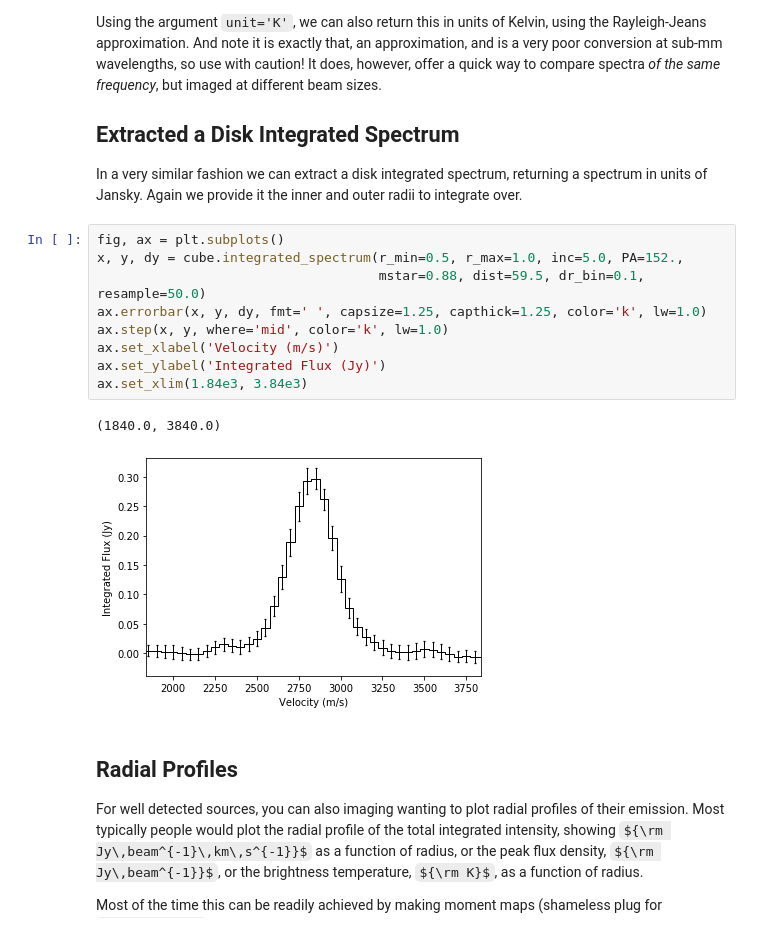
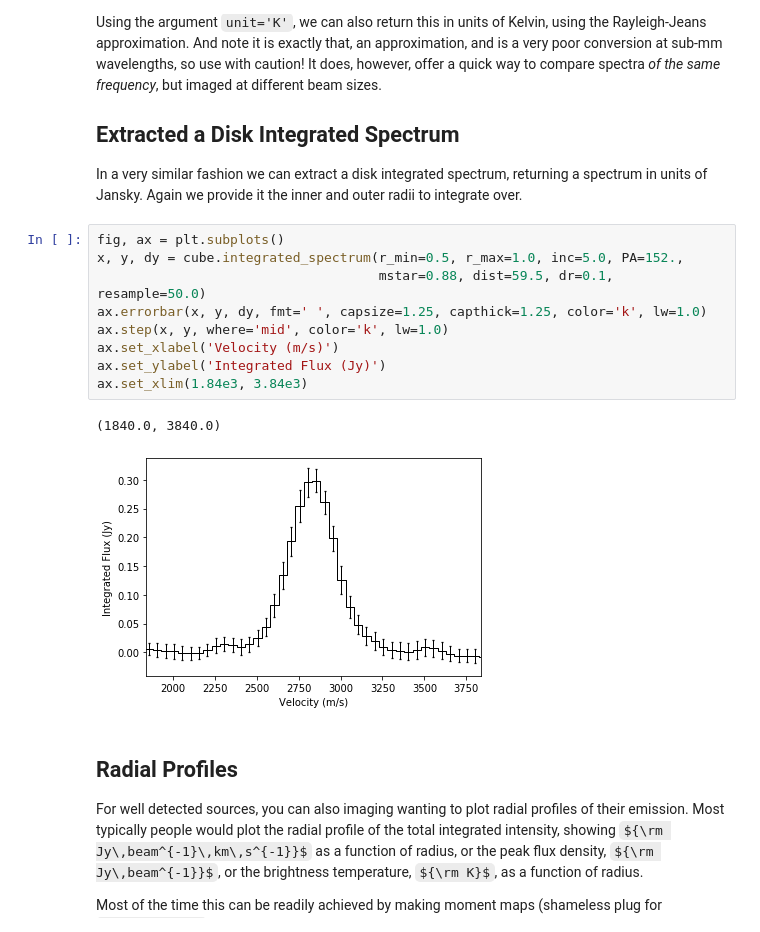
Before and after one commit to richteague/gofish, a Jupyter notebook: docs/user/fishing_basics.ipynb, the cells around one changed output. Drawn from its saved outputs; the diff is of its cells as text; some formulas as TeX source.

```diff
--- a/docs/user/fishing_basics.ipynb
+++ b/docs/user/fishing_basics.ipynb
@@ -220,15 +217,15 @@ In a very similar fashion we can extract a disk integrated spectrum, returning a
 # %%
 fig, ax = plt.subplots()
 x, y, dy = cube.integrated_spectrum(r_min=0.5, r_max=1.0, inc=5.0, PA=152.,
-                                    mstar=0.88, dist=59.5, dr_bin=0.1, resample=50.0)
+                                    mstar=0.88, dist=59.5, dr=0.1, resample=50.0)
 ax.errorbar(x, y, dy, fmt=' ', capsize=1.25, capthick=1.25, color='k', lw=1.0)
 ax.step(x, y, where='mid', color='k', lw=1.0)
 ax.set_xlabel('Velocity (m/s)')
 ax.set_ylabel('Integrated Flux (Jy)')
 ax.set_xlim(1.84e3, 3.84e3)
 # %% [output]
 (1840.0, 3840.0)
-[figure, old version]
+[figure, new version]
 # %% [markdown]
 ## Radial Profiles
 
```
Also changed, not shown: parts of 8 cells of this notebook, 1 other file.
